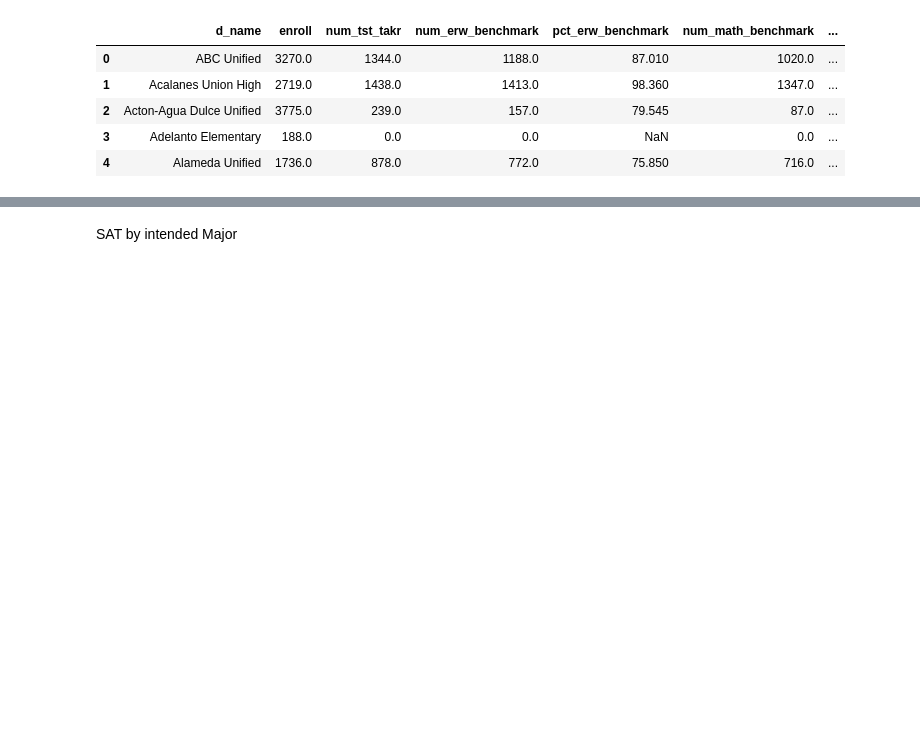
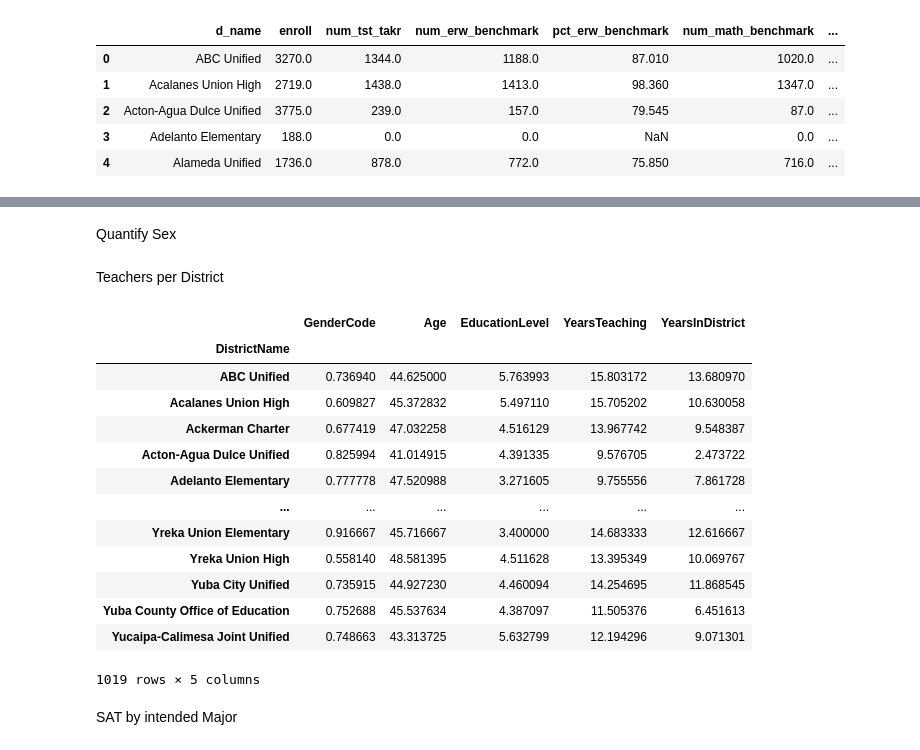
Before and after one commit to AlexSpradling/california_sat_analysis, a Jupyter notebook: code/starter-code Alex.ipynb, the cells around one changed output, grey strips where cells are left out. Saved outputs shown, nothing was run; the diff lists cells and outputs as text; code cells hidden in the pictures; blank space fills up the shorter version.

Commit message:
Added 380,000 rows of teacher data and aggregated.

```diff
--- a/code/starter-code Alex.ipynb
+++ b/code/starter-code Alex.ipynb
@@ -388,0 +391,2 @@ merged_ca_sat_rev.sort_values('pct_both_benchmark', ascending = False).head(10)
+# %%
+teacher_demo_db = pd.read_csv('../data/StaffDemo18.csv')
@@ -388,0 +395,10 @@ merged_ca_sat_rev.sort_values('pct_both_benchmark', ascending = False).head(10)
+# %%
+edu_level_dict = {'D':10,'S':9,'V':8,'M':7,'U':6,'Y':5,'F':4,'C':3,'B':2,'A':1,'N':0}
+teacher_demo_db.replace({"EducationLevel":edu_level_dict}, inplace=True)
+# %% [markdown]
+Quantify Sex
+# %%
+sex_dict = {'M':0, 'F':1}
+teacher_demo_db.replace({"GenderCode":sex_dict}, inplace = True)
+# %% [markdown]
+Teachers per District
@@ -389,3 +407,23 @@ merged_ca_sat_rev.sort_values('pct_both_benchmark', ascending = False).head(10)
+# %%
+# teacher_demo_db.drop(['AcademicYear', 'RecID', 'DistrictCode', 'CountyName', 'EthnicGroup', 'EmploymentStatusCode', 'FTE Teaching', 'FTE administrative', 'FTE PupilServices', 'FileCreated'], axis = 1, inplace = True)
+teacher_demo_db_agg = teacher_demo_db.groupby(teacher_demo_db['DistrictName']).aggregate('mean')
+# %%
+teacher_demo_db_agg
+# %% [output]
+|  | GenderCode | Age | EducationLevel | YearsTeaching | YearsInDistrict |
+| DistrictName |  |  |  |  |  |
+| ABC Unified | 0.736940 | 44.625000 | 5.763993 | 15.803172 | 13.680970 |
+| Acalanes Union High | 0.609827 | 45.372832 | 5.497110 | 15.705202 | 10.630058 |
+| Ackerman Charter | 0.677419 | 47.032258 | 4.516129 | 13.967742 | 9.548387 |
+| Acton-Agua Dulce Unified | 0.825994 | 41.014915 | 4.391335 | 9.576705 | 2.473722 |
+| Adelanto Elementary | 0.777778 | 47.520988 | 3.271605 | 9.755556 | 7.861728 |
+| ... | ... | ... | ... | ... | ... |
+| Yreka Union Elementary | 0.916667 | 45.716667 | 3.400000 | 14.683333 | 12.616667 |
+| Yreka Union High | 0.558140 | 48.581395 | 4.511628 | 13.395349 | 10.069767 |
+| Yuba City Unified | 0.735915 | 44.927230 | 4.460094 | 14.254695 | 11.868545 |
+| Yuba County Office of Education | 0.752688 | 45.537634 | 4.387097 | 11.505376 | 6.451613 |
+| Yucaipa-Calimesa Joint Unified | 0.748663 | 43.313725 | 5.632799 | 12.194296 | 9.071301 |
+1019 rows × 5 columns
 # %% [markdown]
 SAT by intended Major
 # %%
```
Also changed, not shown: parts of 3 cells of this notebook.
